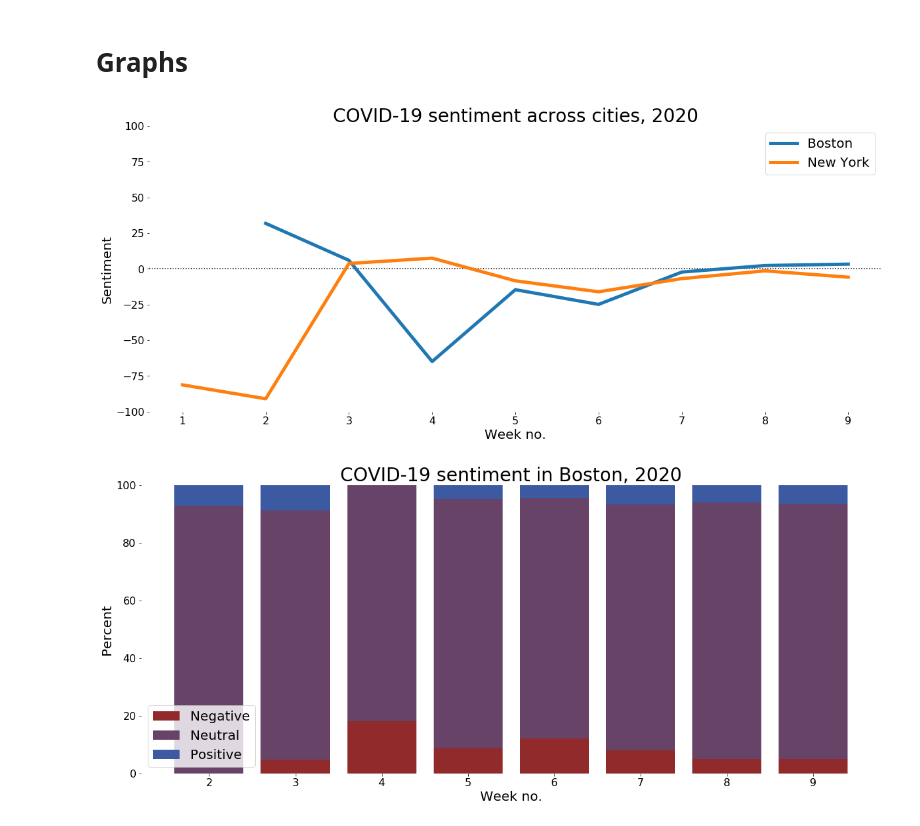
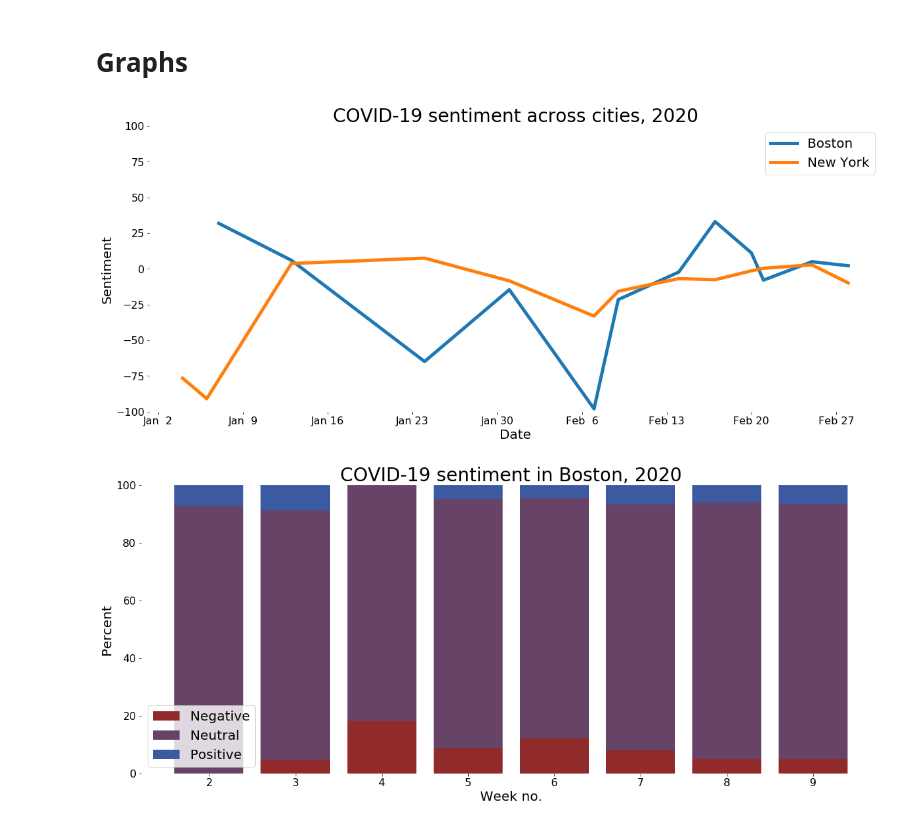
Before and after one commit to jgodin21/project_5, a Jupyter notebook: code/SentimentAnalyzer.ipynb, the cells around one changed output. Drawn from its saved outputs; the diff is of its cells as text; code cells hidden in the pictures.

Commit message:
Touch up graphs

```diff
--- a/code/SentimentAnalyzer.ipynb
+++ b/code/SentimentAnalyzer.ipynb
@@ -64,31 +65,37 @@ sentiments = pd.DataFrame([analyzer.polarity_scores(text) for text in covid["tex
 covid = pd.concat([covid, sentiments.set_index(covid.index)], axis=1)
 # %% [markdown]
 # Graphs
+# %%
+def plt_setup(ax, title, xlabel, ylabel):
+    ax.set_title(title, fontsize=28)
+    ax.set_xlabel(xlabel, fontsize=20)
+    ax.set_ylabel(ylabel, fontsize=20)
+    ax.tick_params(labelsize=16)
+
+    ax.spines['top'].set_visible(False)
+    ax.spines['right'].set_visible(False)
+    ax.spines['bottom'].set_visible(False)
+    ax.spines['left'].set_visible(False)
 # %%
-# Matplotlib setup
+# Configure plots
 fig, ax = plt.subplots(figsize=(20, 8))
-
-ax.set_title(f"COVID-19 sentiment across cities, 2020", fontsize=28)
-ax.set_xlabel("Week no.", fontsize=20)
-ax.set_ylabel("Sentiment", fontsize=20)
-ax.tick_params(labelsize=16)
+plt_setup(ax,
+         "COVID-19 sentiment across cities, 2020",
+         "Date",
+         "Sentiment"
+         )
+ax.xaxis.set_major_formatter(mdates.DateFormatter("%b %e"))
 ax.set_ylim((-100, 100))
 
-ax.spines['top'].set_visible(False)
-ax.spines['right'].set_visible(False)
-ax.spines['bottom'].set_visible(False)
-ax.spines['left'].set_visible(False)
-
-ax.axhline(0, color="black", linestyle=":")
-
+# Draw line plot
 for city in cities:
     subset = covid[covid["city"] == city]
-    subset_mean = subset.groupby(subset["time"].dt.week).mean()
+    subset_mean = subset.groupby(subset["time"].dt.date).mean()
     ax.plot(subset_mean.index, subset_mean["compound"] * 100, linewidth=5, label=city);
 
-plt.legend(fontsize=20);
+ax.legend(fontsize=20);
 # %% [output]
-[figure, old version]
+[figure, new version]
 # %%
 for city in cities:
     subset = covid[covid["city"] == city]
```
Also changed, not shown: parts of 2 cells of this notebook.
